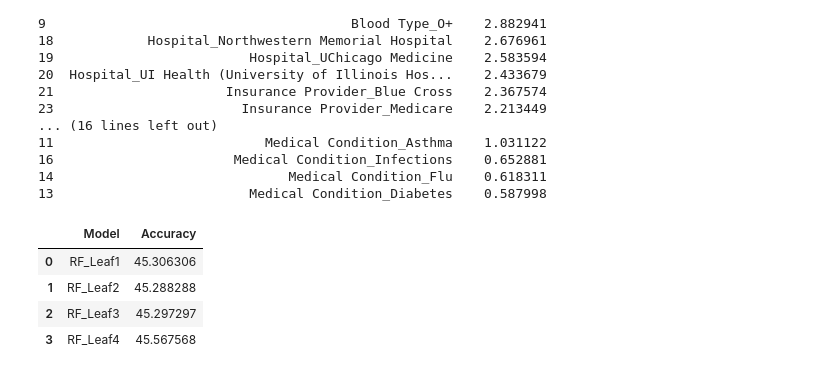
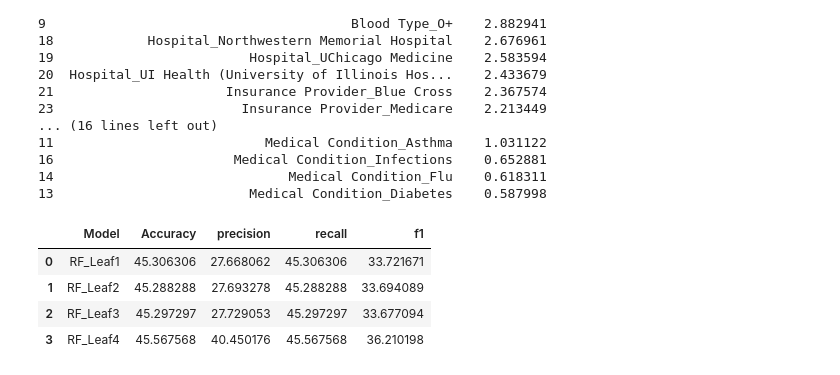
Before and after one commit to Srikhanth14/Data_Analysis_Projects, a Jupyter notebook: HealthCare_Resource_Optimization.ipynb, the cells around one changed output. Drawn from its saved outputs; the diff is of its cells as text; code cells hidden in the pictures.

```diff
--- a/HealthCare_Resource_Optimization.ipynb
+++ b/HealthCare_Resource_Optimization.ipynb
@@ -552,25 +552,28 @@ print(feature_importances)
 # %%
 Random_Forest_Models ={
     'RF_Leaf1': RandomForestClassifier(n_estimators=300,random_state=2,max_depth=10,min_samples_split=10,min_samples_leaf=1),
     'RF_Leaf2': RandomForestClassifier(n_estimators=300,random_state=2,max_depth=10,min_samples_split=10,min_samples_leaf=2),
     'RF_Leaf3': RandomForestClassifier(n_estimators=300,random_state=2,max_depth=10,min_samples_split=10,min_samples_leaf=5),
     'RF_Leaf4': RandomForestClassifier(n_estimators=300,random_state=2,max_depth=20,min_samples_split=20,min_samples_leaf=10)
     }
 
 Random_Results=[]
 
 for model_name, model in Random_Forest_Models.items():
       model.fit(X_train, Y_train)
       Y_pred = model.predict(X_test)
       accuracy = accuracy_score(Y_test, Y_pred)*100
-      Random_Results.append([model_name, accuracy])
+      precision = precision_score(Y_test, Y_pred, average='weighted',zero_division=0)*100
+      recall = recall_score(Y_test, Y_pred, average='weighted',zero_division=0)*100
+      f1 = f1_score(Y_test, Y_pred, average='weighted',zero_division=0)*100
+      Random_Results.append([model_name, accuracy,precision,recall,f1])
 
 # Create a DataFrame to store results
-Results_Random_df = pd.DataFrame(Random_Results, columns=['Model', 'Accuracy'])
+Results_Random_df = pd.DataFrame(Random_Results, columns=['Model', 'Accuracy','precision','recall','f1'])
 Results_Random_df
 # %% [output]
-|  | Model | Accuracy |
-| 0 | RF_Leaf1 | 45.306306 |
-| 1 | RF_Leaf2 | 45.288288 |
-| 2 | RF_Leaf3 | 45.297297 |
-| 3 | RF_Leaf4 | 45.567568 |
+|  | Model | Accuracy | precision | recall | f1 |
+| 0 | RF_Leaf1 | 45.306306 | 27.668062 | 45.306306 | 33.721671 |
+| 1 | RF_Leaf2 | 45.288288 | 27.693278 | 45.288288 | 33.694089 |
+| 2 | RF_Leaf3 | 45.297297 | 27.729053 | 45.297297 | 33.677094 |
+| 3 | RF_Leaf4 | 45.567568 | 40.450176 | 45.567568 | 36.210198 |
```
Also changed, not shown: parts of 7 cells of this notebook.
